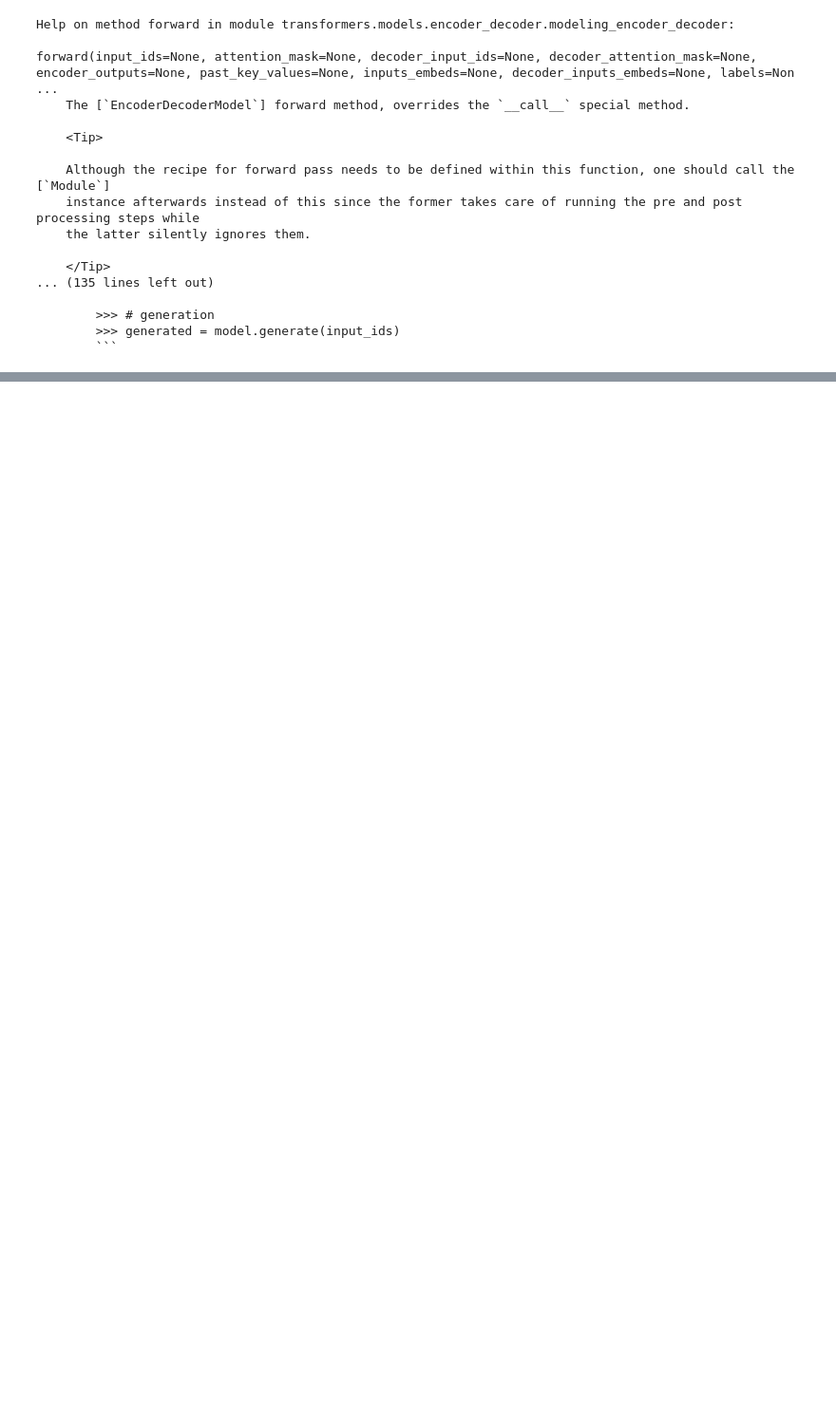
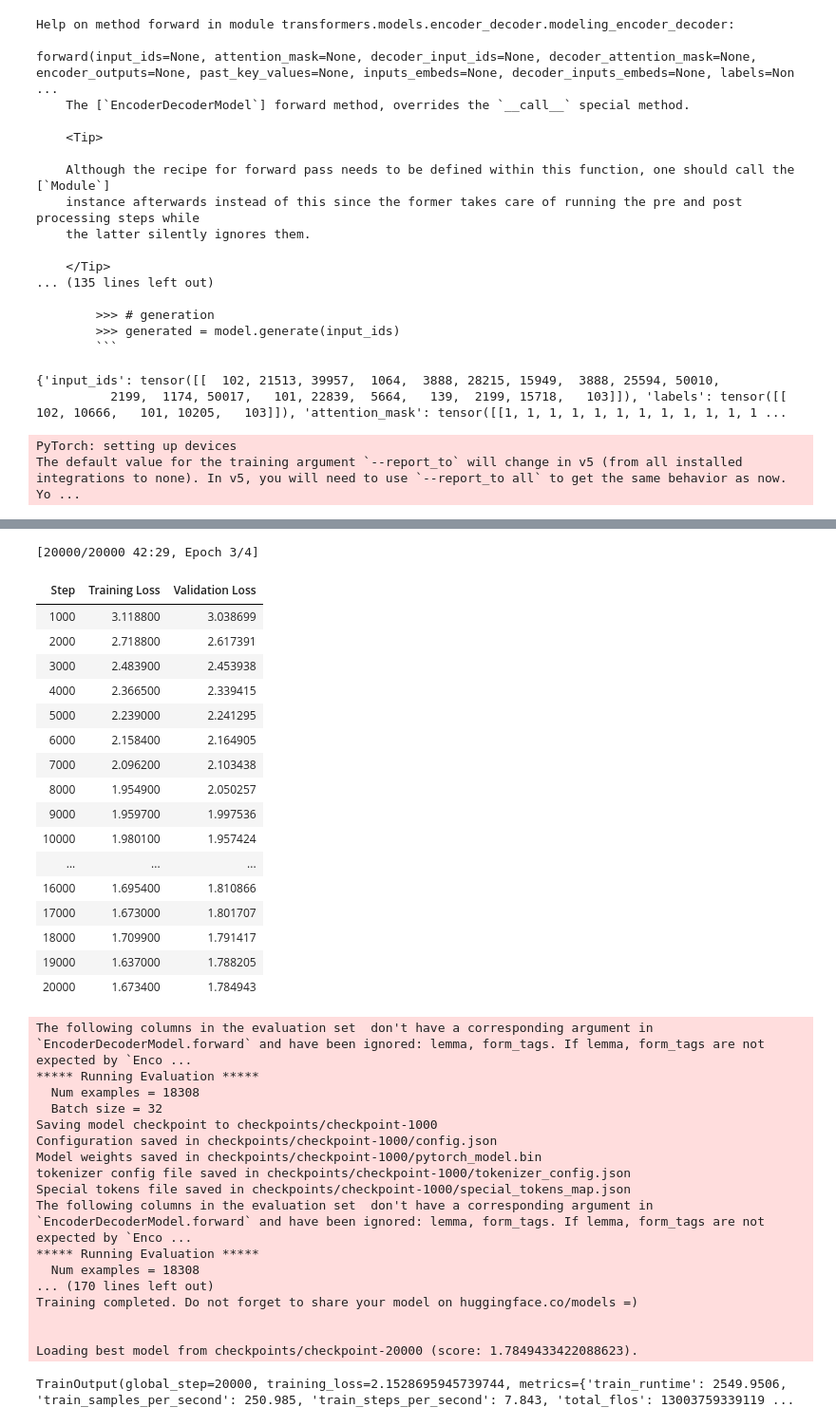
Before and after one commit to TurkuNLP/Deep_Learning_in_LangTech_course, a Jupyter notebook: hf_seq2seq_lemmatization.ipynb, the cells around one changed output, grey strips where cells are left out. Shown: that part at 95% size. Cells and saved outputs as stored; diff of their text form; code cells hidden in the pictures; blank space fills up the shorter version.

````diff
--- a/hf_seq2seq_lemmatization.ipynb
+++ b/hf_seq2seq_lemmatization.ipynb
@@ -138,3 +198,47 @@ forward(input_ids=None, attention_mask=None, decoder_input_ids=None, decoder_att
         >>> # generation
         >>> generated = model.generate(input_ids)
         ```
+# %%
+collator=transformers.DataCollatorForSeq2Seq(tokenizer=tokenizer,
+                                             model=model,
+                                             padding=True,
+                                             return_tensors="pt")
+
+lst=[]
+for e in dataset["train"]:
+    lst.append({"input_ids":e["input_ids"],"labels":e["labels"],"attention_mask":e["attention_mask"]})
+    break
+batch=collator(lst)
+batch
+# %% [output]
+{'input_ids': tensor([[  102, 21513, 39957,  1064,  3888, 28215, 15949,  3888, 25594, 50010,
+          2199,  1174, 50017,   101, 22839,  5664,   139,  2199, 15718,   103]]), 'labels': tensor([[  102, 10666,   101, 10205,   103]]), 'attention_mask': tensor([[1, 1, 1, 1, 1, 1, 1, 1, 1, 1, 1, 1 ...
+# %%
+trainer_args = transformers.TrainingArguments(
+    "checkpoints",
+    evaluation_strategy="steps",
+    logging_strategy="steps",
+    load_best_model_at_end=True,
+    eval_steps=1000,
+    logging_steps=100,
+    learning_rate=5e-5,
+    per_device_train_batch_size=32,
+    per_device_eval_batch_size=32,
+    max_steps=20000,
+    save_steps=1000
+)
+# %% [output]
+PyTorch: setting up devices
+The default value for the training argument `--report_to` will change in v5 (from all installed integrations to none). In v5, you will need to use `--report_to all` to get the same behavior as now. Yo ...
+# %%
+trainer = transformers.Trainer(
+    model=model,
+    args=trainer_args,
+    data_collator=collator,
+    train_dataset=dataset["train"],
+    eval_dataset=dataset["validation"],
+    tokenizer = tokenizer
+)
+
+trainer.train()
+# %% [output]
@@ -140,0 +254,36 @@ forward(input_ids=None, attention_mask=None, decoder_input_ids=None, decoder_att
+[20000/20000 42:29, Epoch 3/4]
+| Step | Training Loss | Validation Loss |
+| 1000 | 3.118800 | 3.038699 |
+| 2000 | 2.718800 | 2.617391 |
+| 3000 | 2.483900 | 2.453938 |
+| 4000 | 2.366500 | 2.339415 |
+| 5000 | 2.239000 | 2.241295 |
+| 6000 | 2.158400 | 2.164905 |
+| 7000 | 2.096200 | 2.103438 |
+| 8000 | 1.954900 | 2.050257 |
+| 9000 | 1.959700 | 1.997536 |
+| 10000 | 1.980100 | 1.957424 |
+| ... | ... | ... |
+| 16000 | 1.695400 | 1.810866 |
+| 17000 | 1.673000 | 1.801707 |
+| 18000 | 1.709900 | 1.791417 |
+| 19000 | 1.637000 | 1.788205 |
+| 20000 | 1.673400 | 1.784943 |
+The following columns in the evaluation set  don't have a corresponding argument in `EncoderDecoderModel.forward` and have been ignored: lemma, form_tags. If lemma, form_tags are not expected by `Enco ...
+***** Running Evaluation *****
+  Num examples = 18308
+  Batch size = 32
+Saving model checkpoint to checkpoints/checkpoint-1000
+Configuration saved in checkpoints/checkpoint-1000/config.json
+Model weights saved in checkpoints/checkpoint-1000/pytorch_model.bin
+tokenizer config file saved in checkpoints/checkpoint-1000/tokenizer_config.json
+Special tokens file saved in checkpoints/checkpoint-1000/special_tokens_map.json
+The following columns in the evaluation set  don't have a corresponding argument in `EncoderDecoderModel.forward` and have been ignored: lemma, form_tags. If lemma, form_tags are not expected by `Enco ...
+***** Running Evaluation *****
+  Num examples = 18308
+... (170 lines left out)
+Training completed. Do not forget to share your model on huggingface.co/models =)
+
+
+Loading best model from checkpoints/checkpoint-20000 (score: 1.7849433422088623).
+TrainOutput(global_step=20000, training_loss=2.1528695945739744, metrics={'train_runtime': 2549.9506, 'train_samples_per_second': 250.985, 'train_steps_per_second': 7.843, 'total_flos': 13003759339119 ...
````
Also changed, not shown: parts of 13 cells of this notebook.
